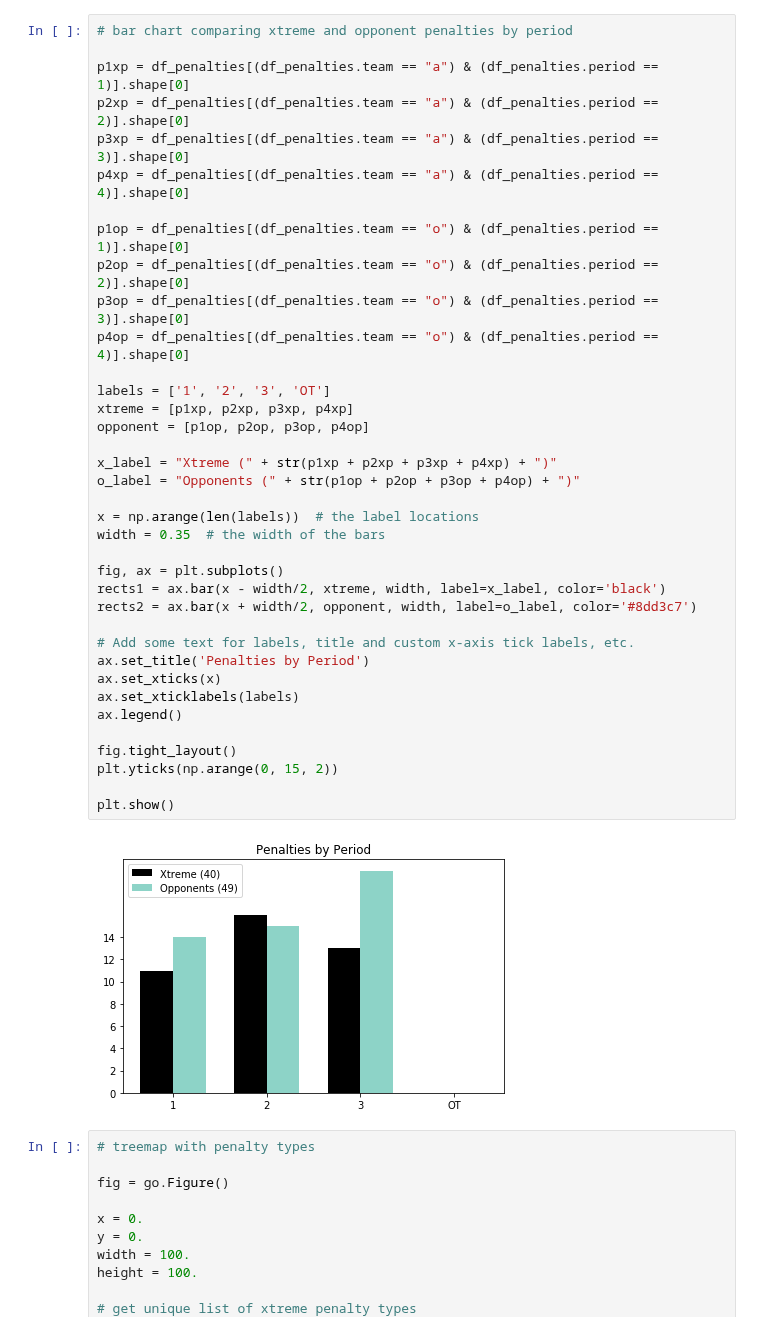
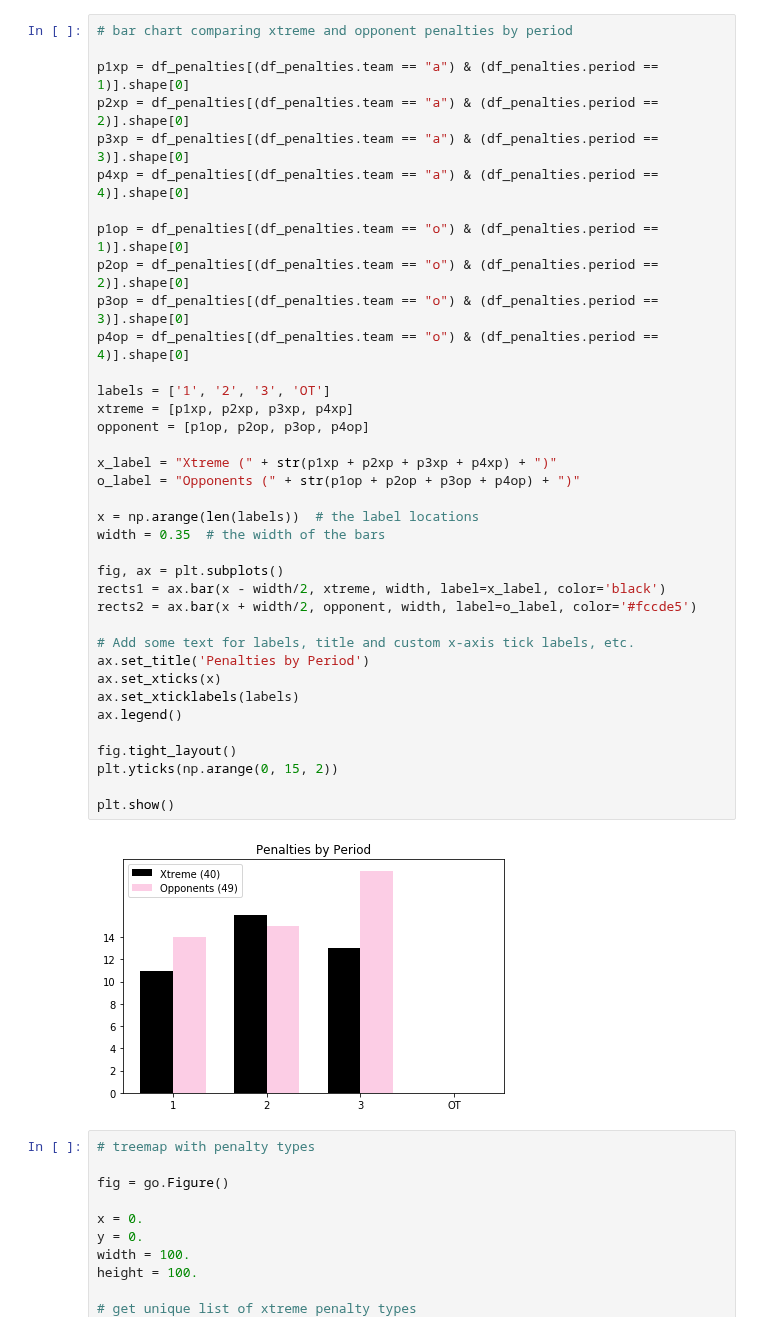
Before and after one commit to werntzp/hockey-stats, a Jupyter notebook: stats_charts.ipynb, the cells around one changed output. Cells and saved outputs as stored; diff of their text form.

```diff
--- a/stats_charts.ipynb
+++ b/stats_charts.ipynb
@@ -106,35 +115,35 @@ p4xp = df_penalties[(df_penalties.team == "a") & (df_penalties.period == 4)].sha
 
 p1op = df_penalties[(df_penalties.team == "o") & (df_penalties.period == 1)].shape[0]
 p2op = df_penalties[(df_penalties.team == "o") & (df_penalties.period == 2)].shape[0]
 p3op = df_penalties[(df_penalties.team == "o") & (df_penalties.period == 3)].shape[0]
 p4op = df_penalties[(df_penalties.team == "o") & (df_penalties.period == 4)].shape[0]
 
 labels = ['1', '2', '3', 'OT']
 xtreme = [p1xp, p2xp, p3xp, p4xp]
 opponent = [p1op, p2op, p3op, p4op]
 
 x_label = "Xtreme (" + str(p1xp + p2xp + p3xp + p4xp) + ")"
 o_label = "Opponents (" + str(p1op + p2op + p3op + p4op) + ")"
 
 x = np.arange(len(labels))  # the label locations
 width = 0.35  # the width of the bars
 
 fig, ax = plt.subplots()
 rects1 = ax.bar(x - width/2, xtreme, width, label=x_label, color='black')
-rects2 = ax.bar(x + width/2, opponent, width, label=o_label, color='#8dd3c7')
+rects2 = ax.bar(x + width/2, opponent, width, label=o_label, color='#fccde5')
 
 # Add some text for labels, title and custom x-axis tick labels, etc.
 ax.set_title('Penalties by Period')
 ax.set_xticks(x)
 ax.set_xticklabels(labels)
 ax.legend()
 
 fig.tight_layout()
 plt.yticks(np.arange(0, 15, 2))
 
 plt.show()
 # %% [output]
-[figure, old version]
+[figure, new version]
 # %%
 # treemap with penalty types
 
```
Also changed, not shown: parts of 9 cells of this notebook.
